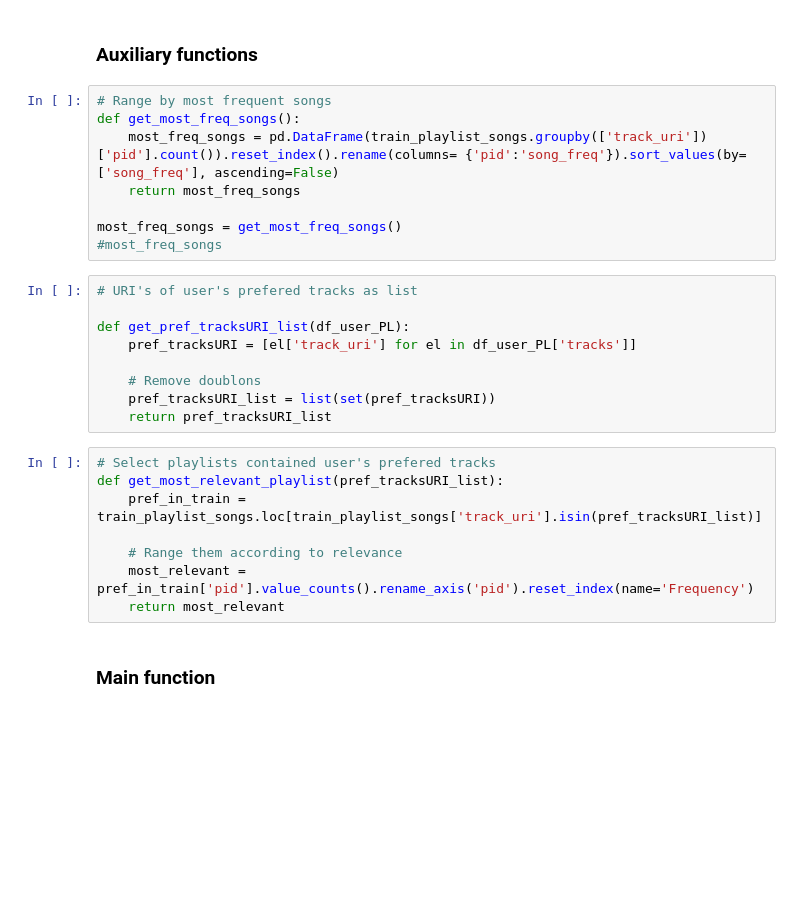
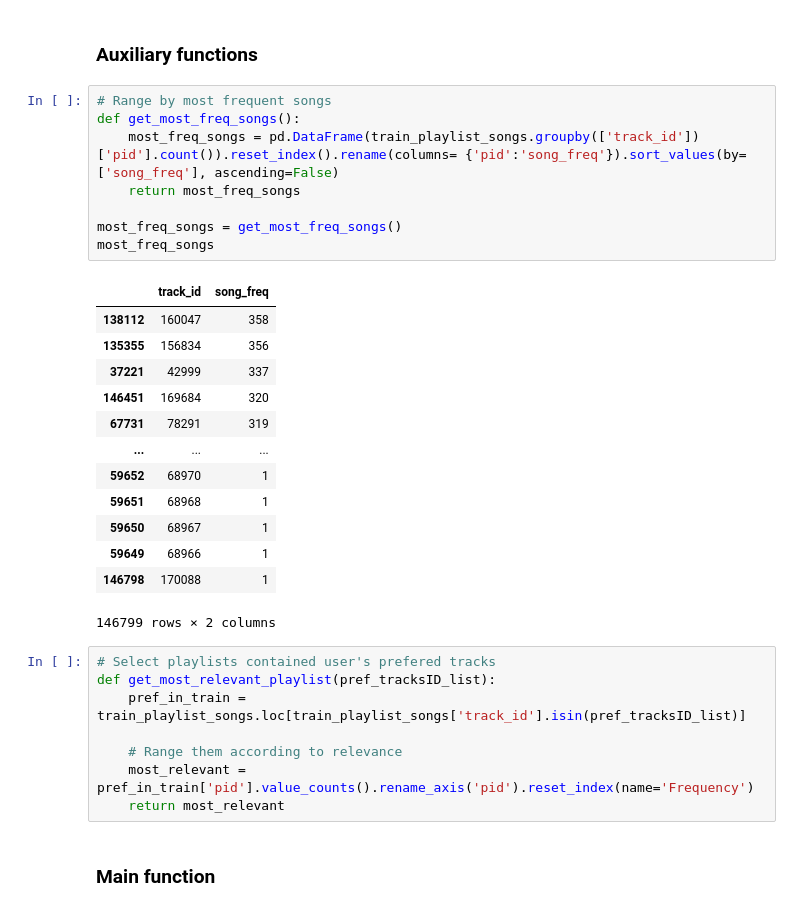
Before and after one commit to wehddn/FDAD, a Jupyter notebook: test.ipynb, the cells around one changed output. Drawn from its saved outputs; the diff is of its cells as text; blank space fills up the shorter version.

```diff
--- a/test.ipynb
+++ b/test.ipynb
@@ -222,24 +158,29 @@ def get_first_tracks(n=500):
 # %%
 # Range by most frequent songs
 def get_most_freq_songs():
-    most_freq_songs = pd.DataFrame(train_playlist_songs.groupby(['track_uri'])['pid'].count()).reset_index().rename(columns= {'pid':'song_freq'}).sort_values(by=['song_freq'], ascending=False)
+    most_freq_songs = pd.DataFrame(train_playlist_songs.groupby(['track_id'])['pid'].count()).reset_index().rename(columns= {'pid':'song_freq'}).sort_values(by=['song_freq'], ascending=False)
     return most_freq_songs
 
 most_freq_songs = get_most_freq_songs()
-#most_freq_songs
+most_freq_songs
+# %% [output]
+|  | track_id | song_freq |
+| 138112 | 160047 | 358 |
+| 135355 | 156834 | 356 |
+| 37221 | 42999 | 337 |
+| 146451 | 169684 | 320 |
+| 67731 | 78291 | 319 |
+| ... | ... | ... |
+| 59652 | 68970 | 1 |
+| 59651 | 68968 | 1 |
+| 59650 | 68967 | 1 |
+| 59649 | 68966 | 1 |
+| 146798 | 170088 | 1 |
+146799 rows × 2 columns
-# %%
-# URI's of user's prefered tracks as list
-
-def get_pref_tracksURI_list(df_user_PL):
-    pref_tracksURI = [el['track_uri'] for el in df_user_PL['tracks']]
-
-    # Remove doublons
-    pref_tracksURI_list = list(set(pref_tracksURI))
-    return pref_tracksURI_list
 # %%
 # Select playlists contained user's prefered tracks
-def get_most_relevant_playlist(pref_tracksURI_list):
-    pref_in_train = train_playlist_songs.loc[train_playlist_songs['track_uri'].isin(pref_tracksURI_list)]
+def get_most_relevant_playlist(pref_tracksID_list):
+    pref_in_train = train_playlist_songs.loc[train_playlist_songs['track_id'].isin(pref_tracksID_list)]
 
     # Range them according to relevance
     most_relevant = pref_in_train['pid'].value_counts().rename_axis('pid').reset_index(name='Frequency')
```
Also changed, not shown: parts of 25 cells of this notebook.
